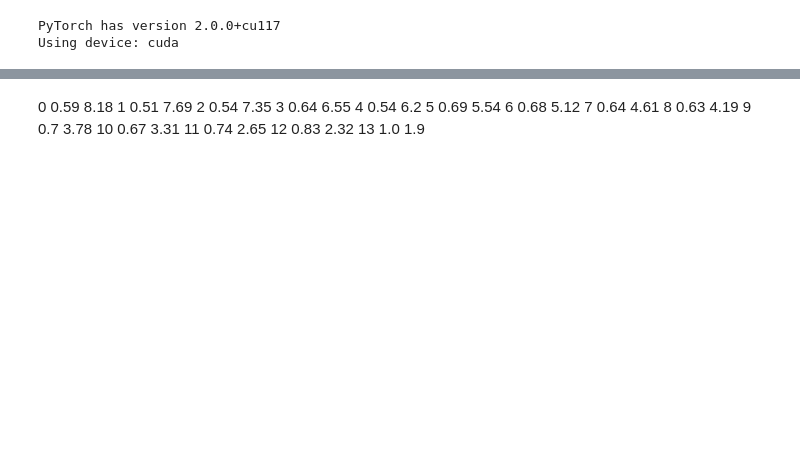
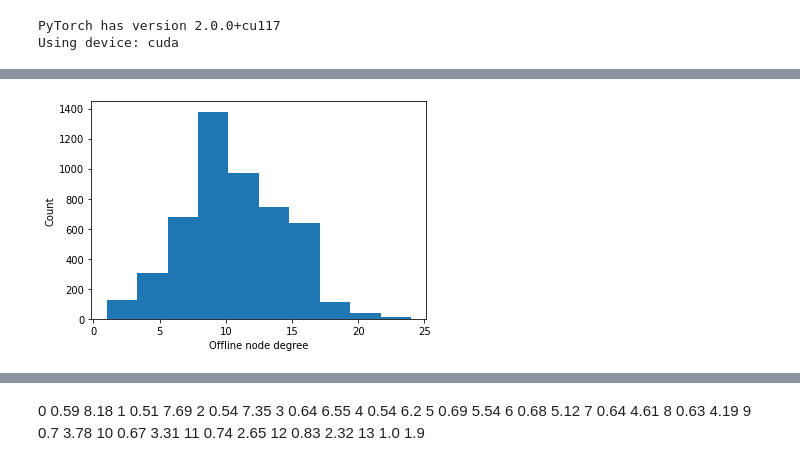
Before and after one commit to anders-wikum/GNN-OBM, a Jupyter notebook: OBM_GNN.ipynb, the cells around one changed output, grey strips where cells are left out. Drawn from its saved outputs; the diff is of its cells as text; code cells hidden in the pictures; blank space fills up the shorter version.

```diff
--- a/OBM_GNN.ipynb
+++ b/OBM_GNN.ipynb
@@ -289,3 +477,10 @@ edge_weight_dist(config).mean(axis=0)
+# %%
+plt.hist(degrees.flatten())
+plt.xlabel('Offline node degree')
+plt.ylabel('Count')
+plt.show()
+# %% [output]
+[figure, added]
 # %%
 config = {
         'graph_type': 'GEOM',
```
Also changed, not shown: parts of 14 cells of this notebook, 4 other files.
